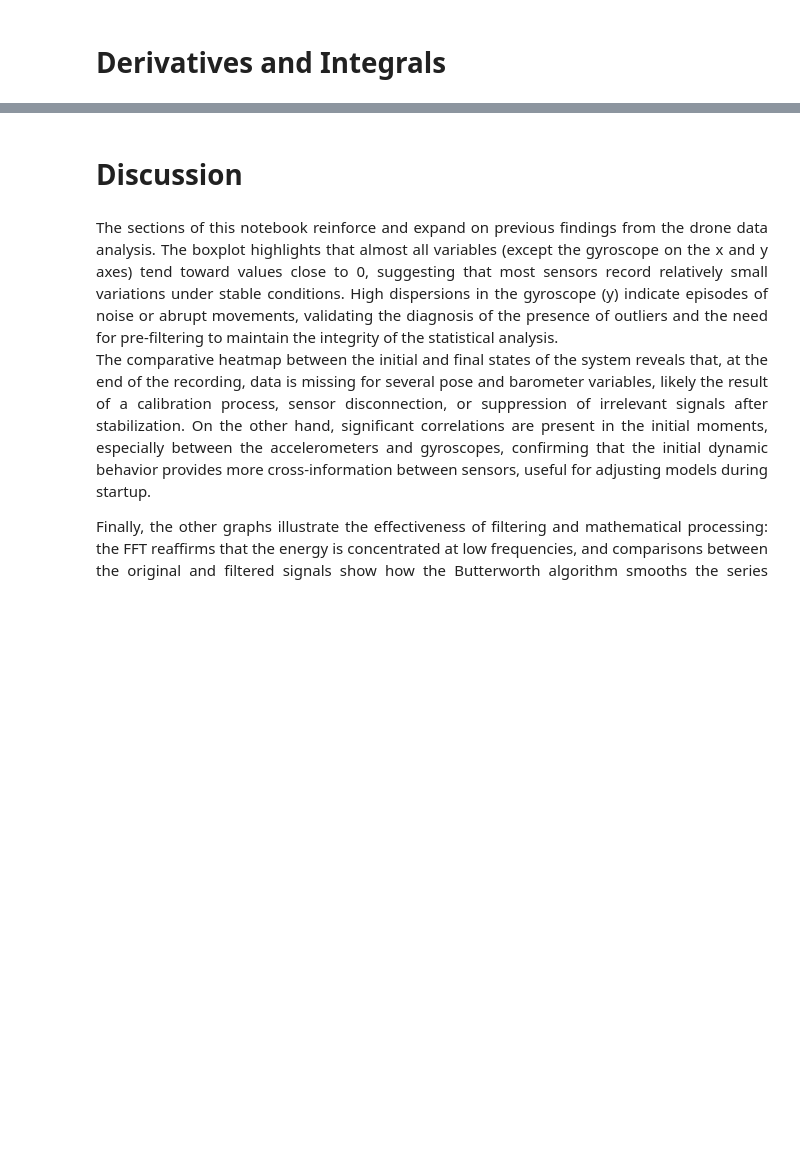
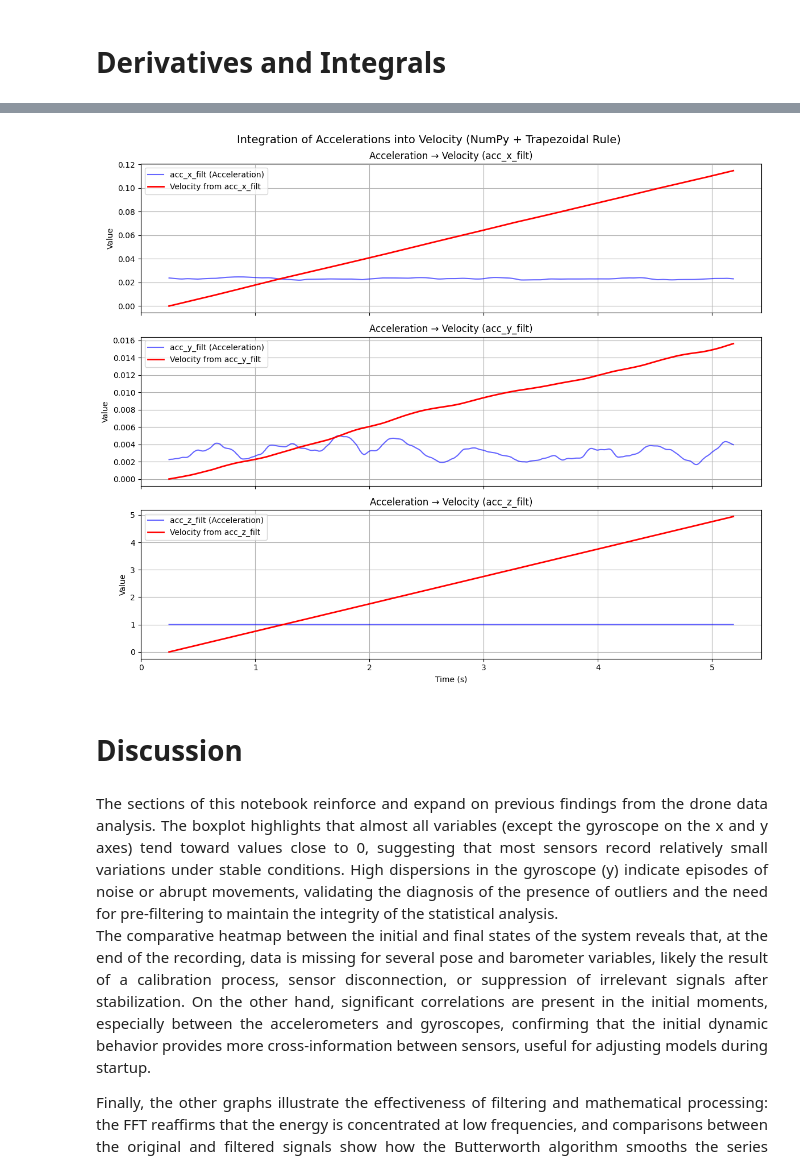
Before and after one commit to BREIMER606/Programaci-n-Cient-fica, a Jupyter notebook: Laboratorio_1/Lab1_Pct.ipynb, the cells around one changed output, grey strips where cells are left out. Cells and saved outputs as stored; diff of their text form; code cells hidden in the pictures; blank space fills up the shorter version.

```diff
--- a/Laboratorio_1/Lab1_Pct.ipynb
+++ b/Laboratorio_1/Lab1_Pct.ipynb
@@ -249,2 +230,6 @@ See the caveats in the documentation: https://pandas.pydata.org/pandas-docs/stab
+# %%
+df['acc_x_filt'] = results[1]
+df['acc_y_filt'] = results[3]
+df['acc_z_filt'] = results[5]
 # %% [markdown]
 # Derivatives and Integrals
@@ -326,3 +262,47 @@ plot_derivative_and_integral_side_by_side(processor.df, columns_to_plot)
+# %%
+# ===== Clase para integración (aceleración → velocidad) =====
+class IntegratedSignal:
+    def __init__(self, time, values, name):
+        self.time = time
+        self.values = values
+        self.name = name
+
+    def evaluate(self):
+        # Limpiar datos: quitar NaN y asegurar tiempo creciente
+        mask = np.isfinite(self.time) & np.isfinite(self.values)
+        t = self.time[mask]
+        a = self.values[mask]
+
+        # Integración con regla trapezoidal (NumPy)
+        vel = np.zeros_like(a)
+        if len(t) > 1:  # evitar errores si solo queda un punto
+            vel[1:] = np.cumsum((a[:-1] + a[1:]) / 2 * np.diff(t))
+        return t, a, vel
+
+
+# ===== Aplicar a tus señales filtradas =====
+signals = ['acc_x_filt', 'acc_y_filt', 'acc_z_filt']  # usar aceleraciones filtradas
+fig, axes = plt.subplots(3, 1, figsize=(12, 10), sharex=True)
+
+for i, sig in enumerate(signals):
+    acc = df[sig].values   # ya tienes columnas filtradas en tu DataFrame
+    integ = IntegratedSignal(df['t_pose'].values, acc, sig)
+    t, a, v = integ.evaluate()
+
+    # Graficar aceleración y velocidad
+    axes[i].plot(t[:1000], a[:1000], label=f"{sig} (Acceleration)", color="b", alpha=0.6)
+    axes[i].plot(t[:1000], v[:1000], label=f"Velocity from {sig}", color="r", linewidth=2)
+    axes[i].set_ylabel("Value")
+    axes[i].set_title(f"Acceleration → Velocity ({sig})")
+    axes[i].legend()
+    axes[i].grid()
+
+axes[-1].set_xlabel("Time (s)")
+plt.suptitle("Integration of Accelerations into Velocity (NumPy + Trapezoidal Rule)", fontsize=14)
+plt.tight_layout()
+plt.show()
+# %% [output]
+[figure, added]
 # %% [markdown]
 # Discussion
 # %% [markdown]
```
Also changed, not shown: parts of 9 cells of this notebook.
